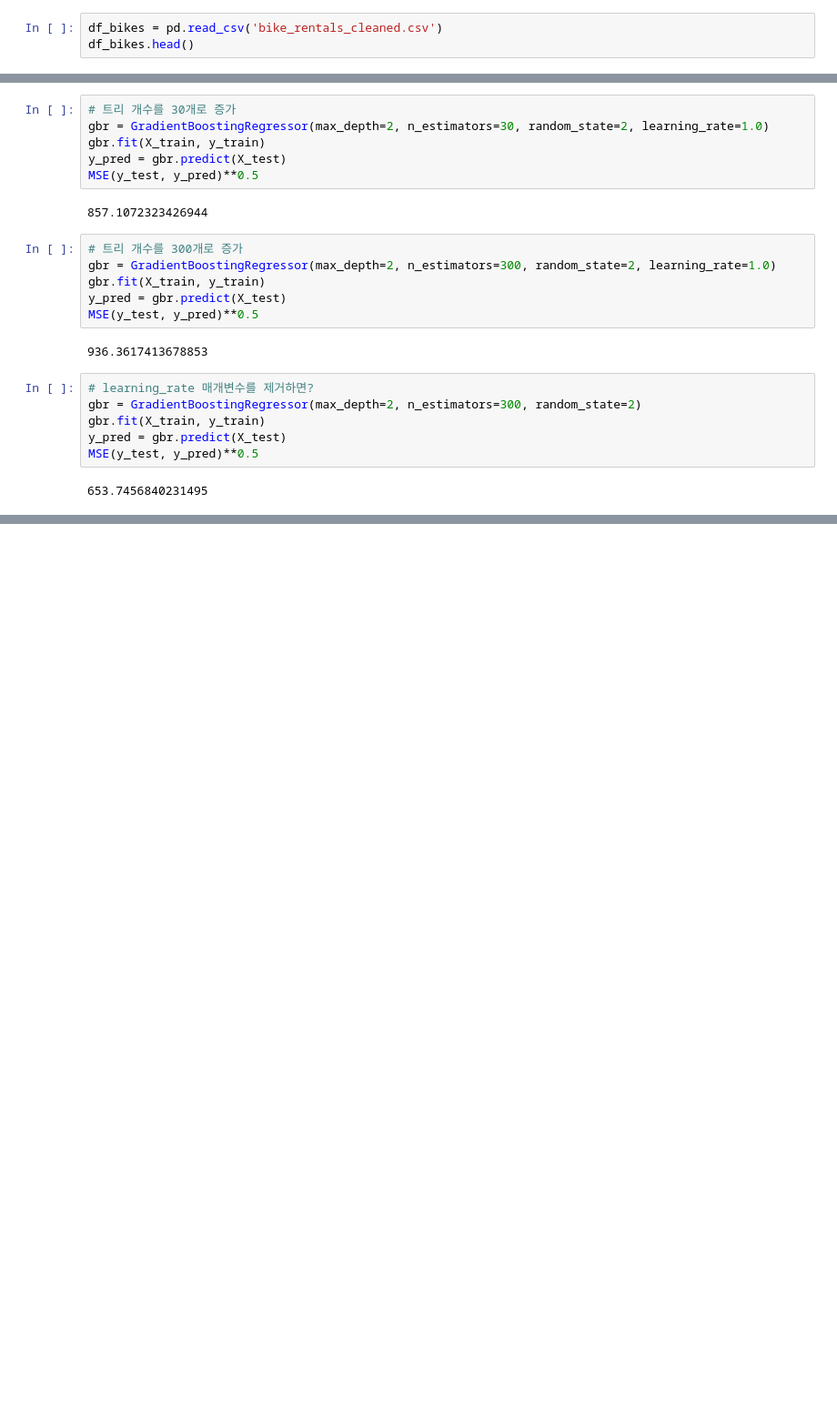
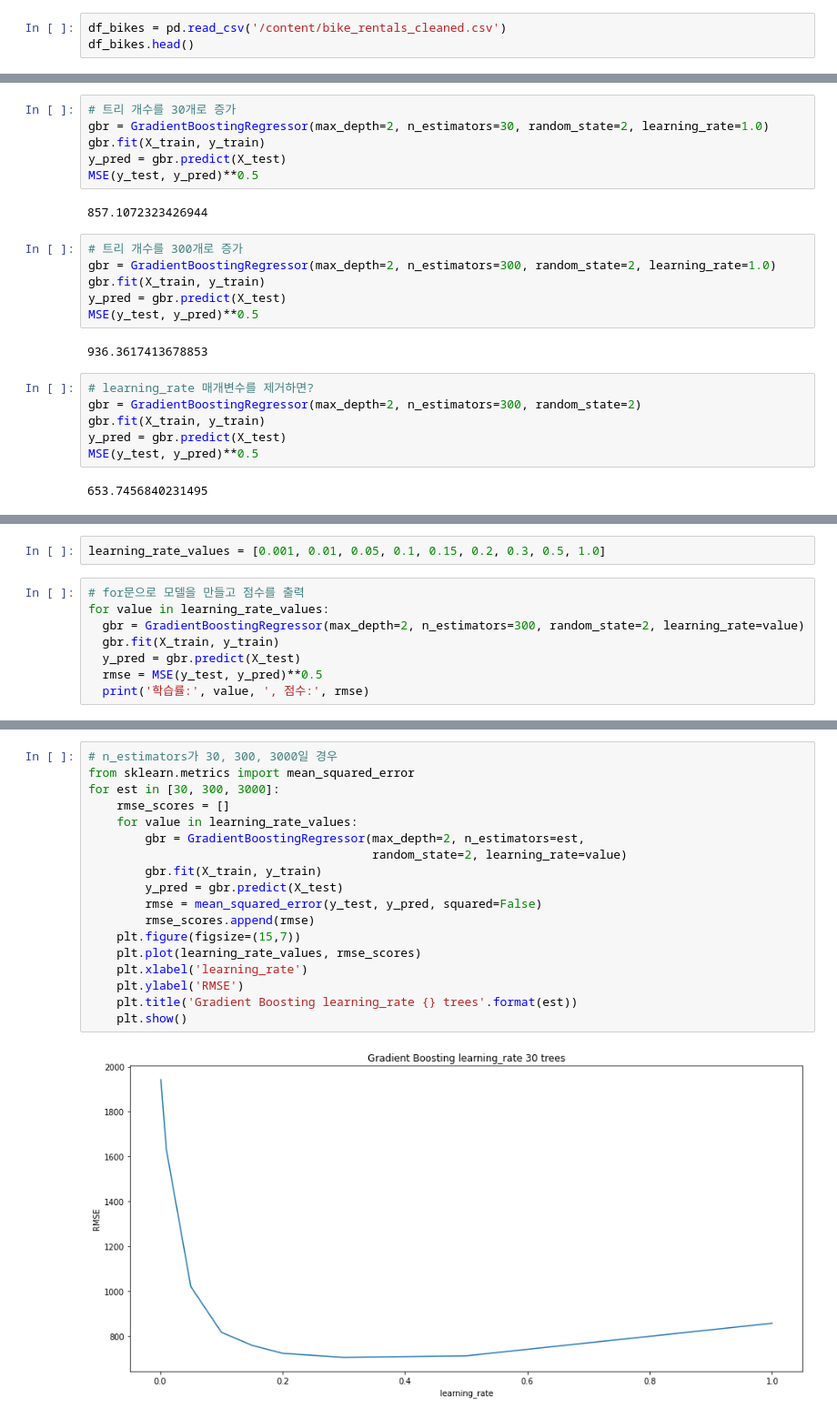
Before and after one commit to mini3713/mini3713, a Jupyter notebook: 머신러닝+딥러닝/XGBoost_04_From_Gradient_Boosting_to_XGBoost.ipynb, the cells around one changed output, grey strips where cells are left out. Shown at 91% size. Cells and saved outputs as stored; diff of their text form; blank space fills up the shorter version.

```diff
--- a/머신러닝+딥러닝/XGBoost_04_From_Gradient_Boosting_to_XGBoost.ipynb
+++ b/머신러닝+딥러닝/XGBoost_04_From_Gradient_Boosting_to_XGBoost.ipynb
@@ -43,7 +43,7 @@ import warnings
 warnings.filterwarnings('ignore')
 import xgboost as xgb
 # %%
-df_bikes = pd.read_csv('bike_rentals_cleaned.csv')
+df_bikes = pd.read_csv('/content/bike_rentals_cleaned.csv')
 df_bikes.head()
 # %% [output]
 |  | instant | season | yr | mnth | holiday | weekday | workingday | weathersit | temp | atemp | ... |
@@ -137,0 +147,10 @@ MSE(y_test, y_pred)**0.5
+# %%
+learning_rate_values = [0.001, 0.01, 0.05, 0.1, 0.15, 0.2, 0.3, 0.5, 1.0]
+# %%
+# for문으로 모델을 만들고 점수를 출력
+for value in learning_rate_values:
+  gbr = GradientBoostingRegressor(max_depth=2, n_estimators=300, random_state=2, learning_rate=value)
+  gbr.fit(X_train, y_train)
+  y_pred = gbr.predict(X_test)
+  rmse = MSE(y_test, y_pred)**0.5
+  print('학습률:', value, ', 점수:', rmse)
@@ -137,0 +167,20 @@ MSE(y_test, y_pred)**0.5
+# %%
+# n_estimators가 30, 300, 3000일 경우
+from sklearn.metrics import mean_squared_error
+for est in [30, 300, 3000]:
+    rmse_scores = []
+    for value in learning_rate_values:
+        gbr = GradientBoostingRegressor(max_depth=2, n_estimators=est,
+                                        random_state=2, learning_rate=value)
+        gbr.fit(X_train, y_train)
+        y_pred = gbr.predict(X_test)
+        rmse = mean_squared_error(y_test, y_pred, squared=False)
+        rmse_scores.append(rmse)
+    plt.figure(figsize=(15,7))
+    plt.plot(learning_rate_values, rmse_scores)
+    plt.xlabel('learning_rate')
+    plt.ylabel('RMSE')
+    plt.title('Gradient Boosting learning_rate {} trees'.format(est))
+    plt.show()
+# %% [output]
+[figure, added]
```
Also changed, not shown: parts of 24 cells of this notebook.
